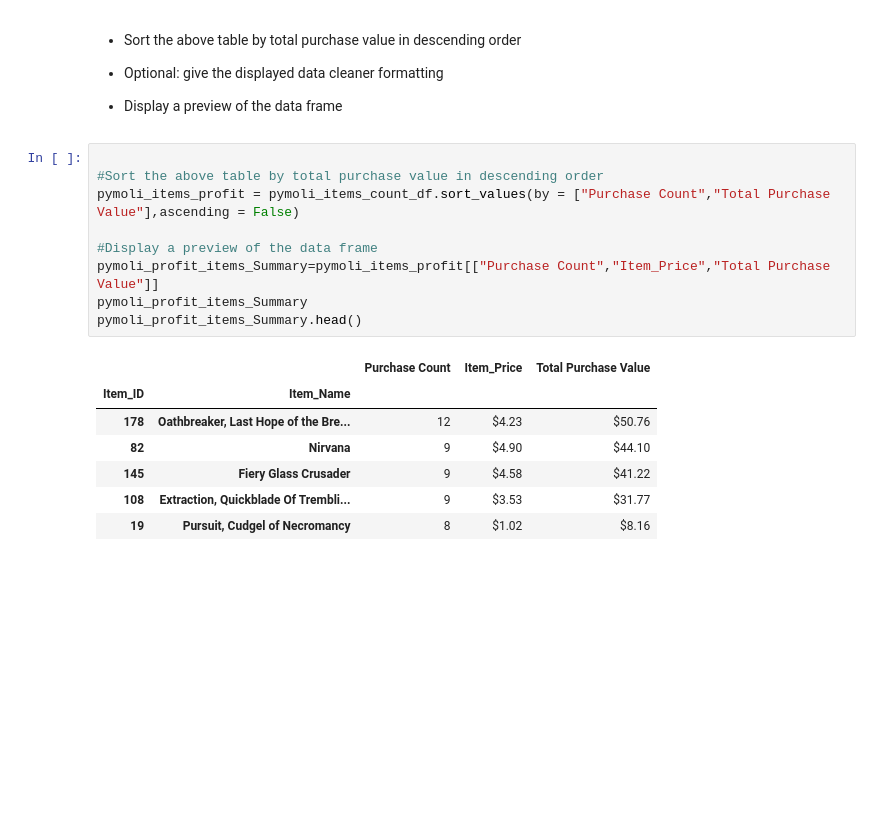
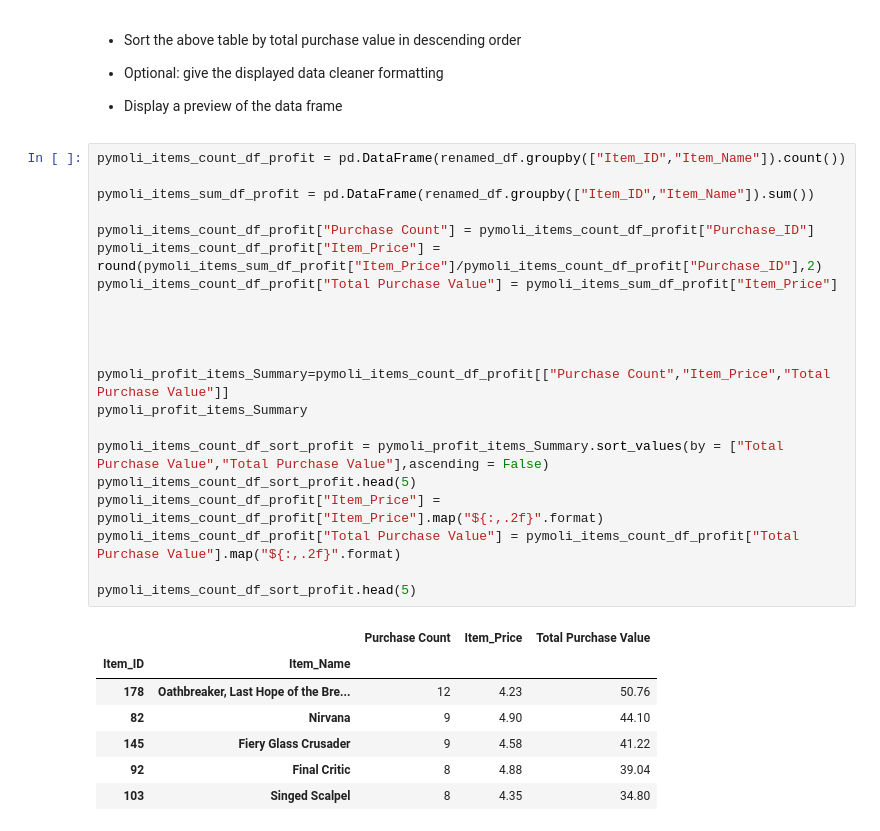
Before and after one commit to valarjeya28/Pandas-Homework, a Jupyter notebook: Instructions/HeroesOfPymoli/HeroesOfPymoli_starter.ipynb, the cells around one changed output. Drawn from its saved outputs; the diff is of its cells as text; blank space fills up the shorter version.

```diff
--- a/Instructions/HeroesOfPymoli/HeroesOfPymoli_starter.ipynb
+++ b/Instructions/HeroesOfPymoli/HeroesOfPymoli_starter.ipynb
@@ -365,20 +364,32 @@ most_popular_items_df.head()
 
 
 * Display a preview of the data frame
-# %%
-
-#Sort the above table by total purchase value in descending order
-pymoli_items_profit = pymoli_items_count_df.sort_values(by = ["Purchase Count","Total Purchase Value"],ascending = False)
-
-#Display a preview of the data frame
-pymoli_profit_items_Summary=pymoli_items_profit[["Purchase Count","Item_Price","Total Purchase Value"]]
-pymoli_profit_items_Summary
-pymoli_profit_items_Summary.head()
-# %% [output]
-|  |  | Purchase Count | Item_Price | Total Purchase Value |
-| Item_ID | Item_Name |  |  |  |
-| 178 | Oathbreaker, Last Hope of the Bre... | 12 | $4.23 | $50.76 |
-| 82 | Nirvana | 9 | $4.90 | $44.10 |
-| 145 | Fiery Glass Crusader | 9 | $4.58 | $41.22 |
-| 108 | Extraction, Quickblade Of Trembli... | 9 | $3.53 | $31.77 |
-| 19 | Pursuit, Cudgel of Necromancy | 8 | $1.02 | $8.16 |
+# %%
+pymoli_items_count_df_profit = pd.DataFrame(renamed_df.groupby(["Item_ID","Item_Name"]).count())
+
+pymoli_items_sum_df_profit = pd.DataFrame(renamed_df.groupby(["Item_ID","Item_Name"]).sum())
+
+pymoli_items_count_df_profit["Purchase Count"] = pymoli_items_count_df_profit["Purchase_ID"]
+pymoli_items_count_df_profit["Item_Price"] = round(pymoli_items_sum_df_profit["Item_Price"]/pymoli_items_count_df_profit["Purchase_ID"],2)
+pymoli_items_count_df_profit["Total Purchase Value"] = pymoli_items_sum_df_profit["Item_Price"]
+
+
+
+
+pymoli_profit_items_Summary=pymoli_items_count_df_profit[["Purchase Count","Item_Price","Total Purchase Value"]]
+pymoli_profit_items_Summary
+
+pymoli_items_count_df_sort_profit = pymoli_profit_items_Summary.sort_values(by = ["Total Purchase Value","Total Purchase Value"],ascending = False)
+pymoli_items_count_df_sort_profit.head(5)
+pymoli_items_count_df_profit["Item_Price"] = pymoli_items_count_df_profit["Item_Price"].map("${:,.2f}".format)
+pymoli_items_count_df_profit["Total Purchase Value"] = pymoli_items_count_df_profit["Total Purchase Value"].map("${:,.2f}".format)
+
+pymoli_items_count_df_sort_profit.head(5)
+# %% [output]
+|  |  | Purchase Count | Item_Price | Total Purchase Value |
+| Item_ID | Item_Name |  |  |  |
+| 178 | Oathbreaker, Last Hope of the Bre... | 12 | 4.23 | 50.76 |
+| 82 | Nirvana | 9 | 4.90 | 44.10 |
+| 145 | Fiery Glass Crusader | 9 | 4.58 | 41.22 |
+| 92 | Final Critic | 8 | 4.88 | 39.04 |
+| 103 | Singed Scalpel | 8 | 4.35 | 34.80 |
```
Also changed, not shown: parts of 1 cell of this notebook.
